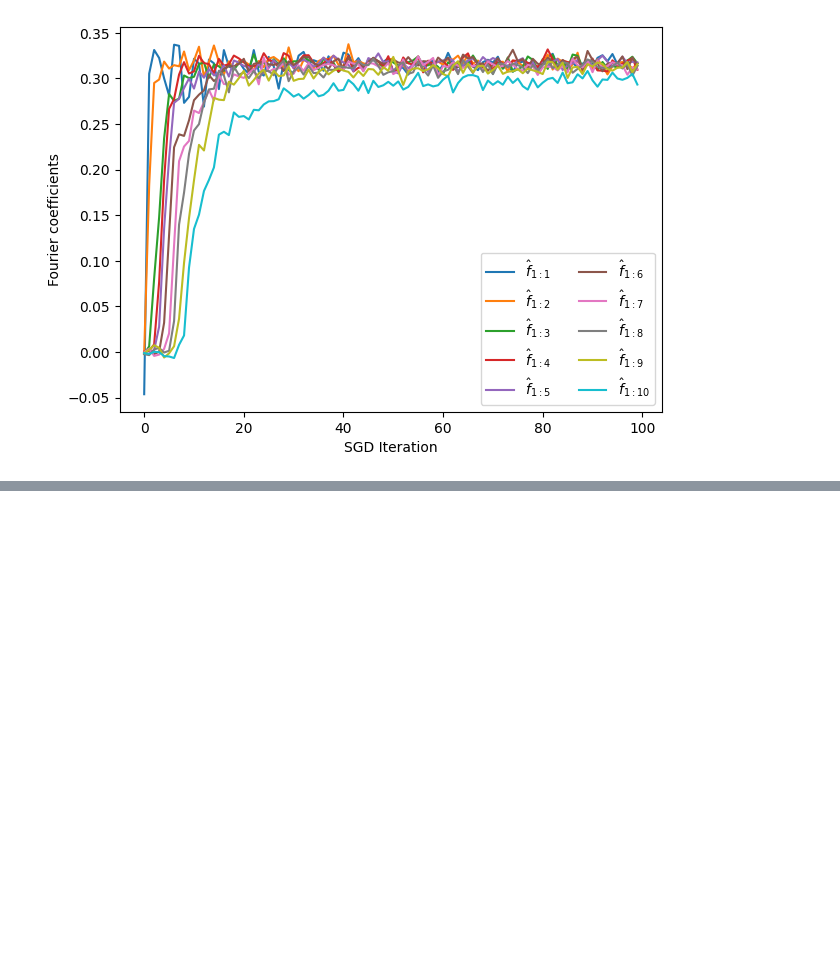
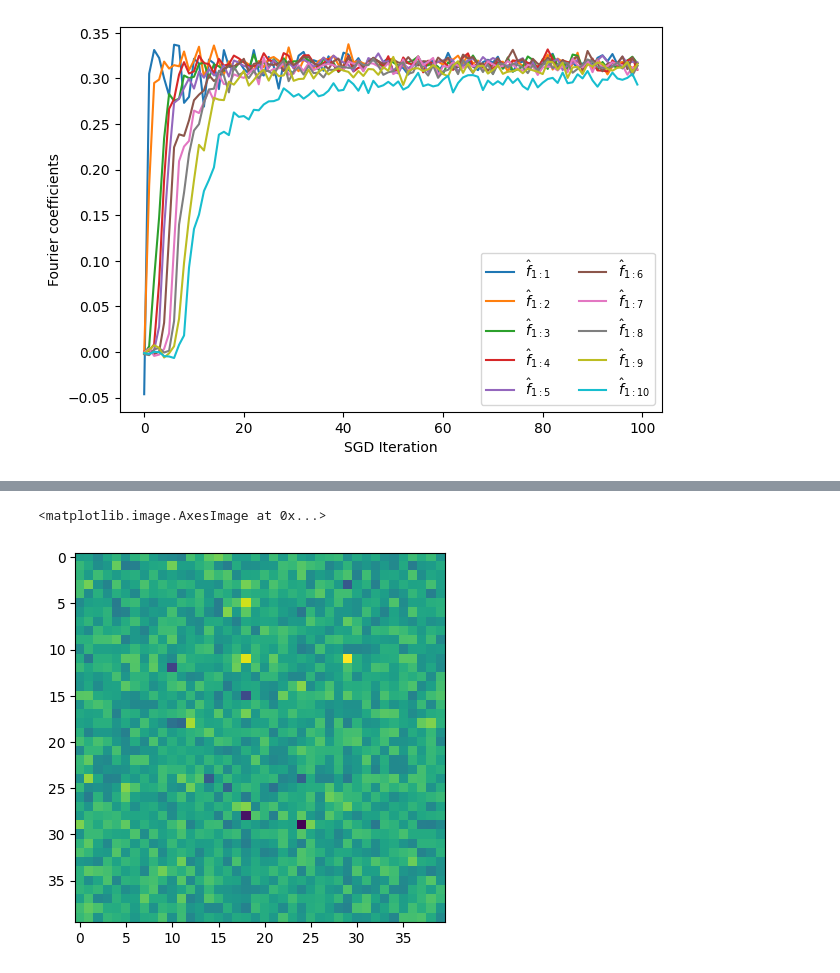
Before and after one commit to sean-lo/staircase_boolean, a Jupyter notebook: output.ipynb, the cells around one changed output, grey strips where cells are left out. Cells and saved outputs as stored; diff of their text form; code cells hidden in the pictures; blank space fills up the shorter version.

```diff
--- a/output.ipynb
+++ b/output.ipynb
@@ -52,0 +75,5 @@ plt.show()
+# %%
+plt.imshow(net.linears[1].weight.detach().numpy())
+# %% [output]
+<matplotlib.image.AxesImage at 0x...>
+[figure, added]
```
Also changed, not shown: parts of 14 cells of this notebook, 3 other files.
